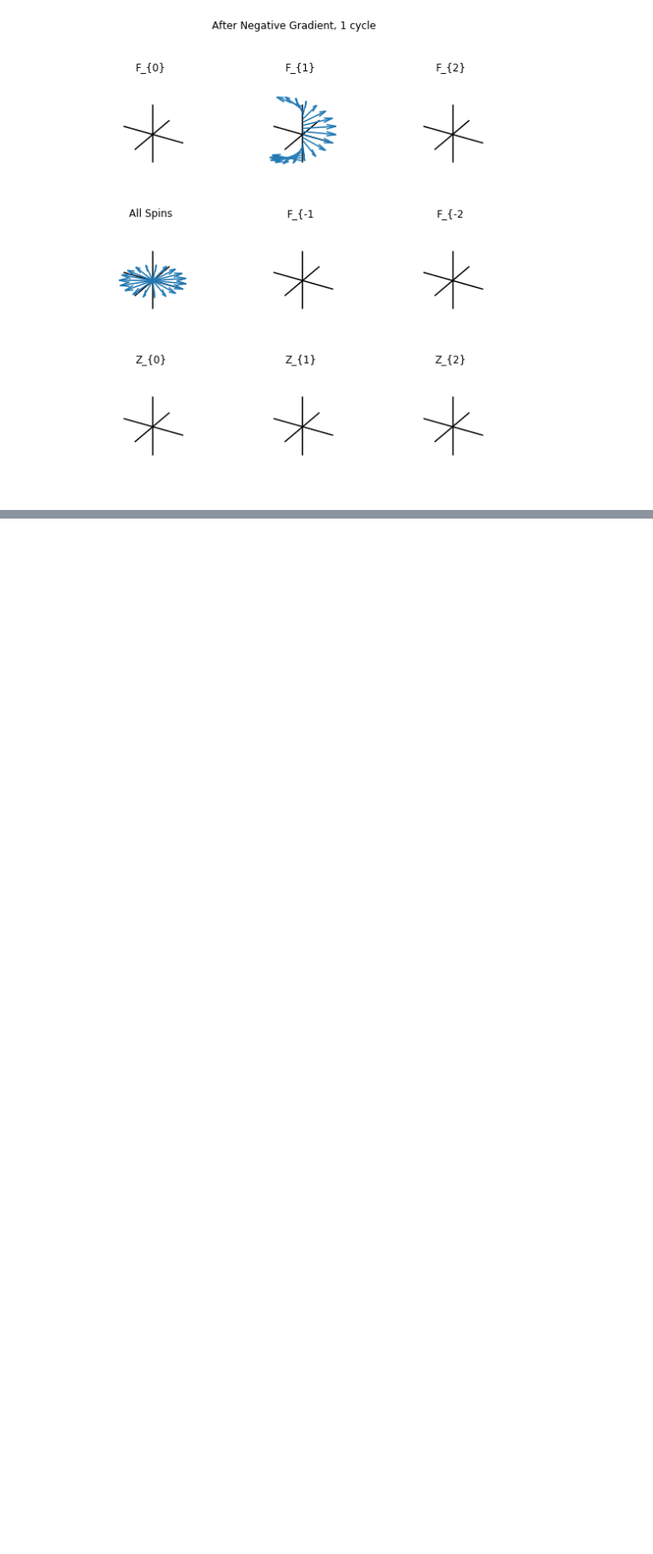
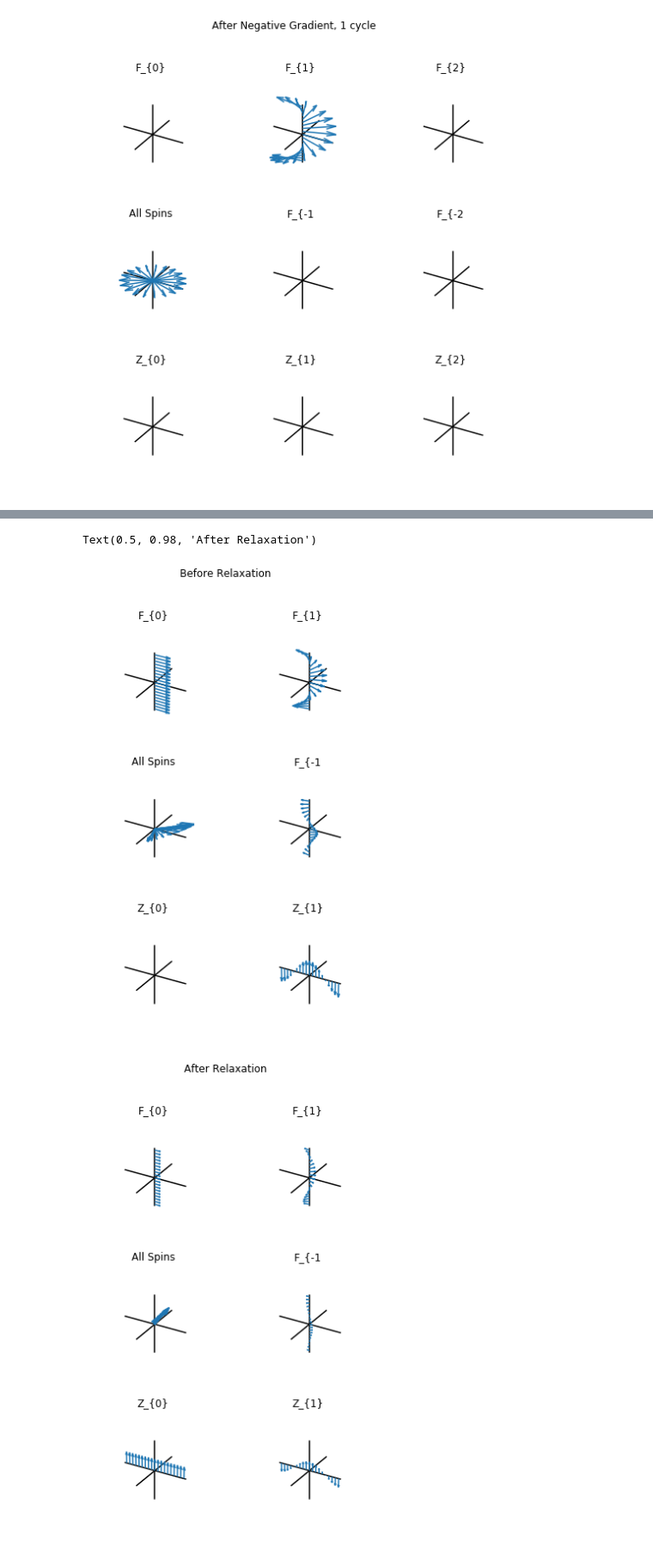
Before and after one commit to mribri999/MRSignalsSeqs, a Jupyter notebook: Python/Rad 229 - Extended Phase Graphs (EPGs) Tutorial.ipynb, the cells around one changed output, grey strips where cells are left out. Shown: that part at 86% size. Saved outputs shown, nothing was run; the diff lists cells and outputs as text; code cells hidden in the pictures; blank space fills up the shorter version.

Commit message:
Added a relaxation example.

```diff
--- a/Python/Rad 229 - Extended Phase Graphs (EPGs) Tutorial.ipynb
+++ b/Python/Rad 229 - Extended Phase Graphs (EPGs) Tutorial.ipynb
@@ -114,3 +117,15 @@ Text(0.5, 0.98, 'After Negative Gradient, 1 cycle')
+# %%
+# -- Relaxation --
+FZ = np.array([[0.5,0.5],[0.5,0.25],[0,0.25]])
+mrs.epg_show(FZ)
+plt.suptitle('Before Relaxation')
+FZ = mrs.epg_gt(FZ, 1000, 500, 500)
+mrs.epg_show(FZ)
+plt.suptitle('After Relaxation')
+# %% [output]
+Text(0.5, 0.98, 'After Relaxation')
+[figure, added]
+[figure, added]
 # %% [markdown]
 ## EPG to Spins:  Fourier Transform
 We can easily convert between the EPG representation and to $M = [m_x m_y m_z]^T$ or "spins" using a Fourier transform (with a bit of rearranging).  Note that the number of spins in a voxel should be at least as high as the number of non-zero states ($n$).  The $M$ returned is an array of spins at different $z$ locations.  Again remember $z$ is just "across" a voxel, so quite arbitary.  As long as a sufficient number of $z$ locations ($N > n_max$) is used, the conversion is within machine precision.
```
Also changed, not shown: parts of 2 cells of this notebook.
